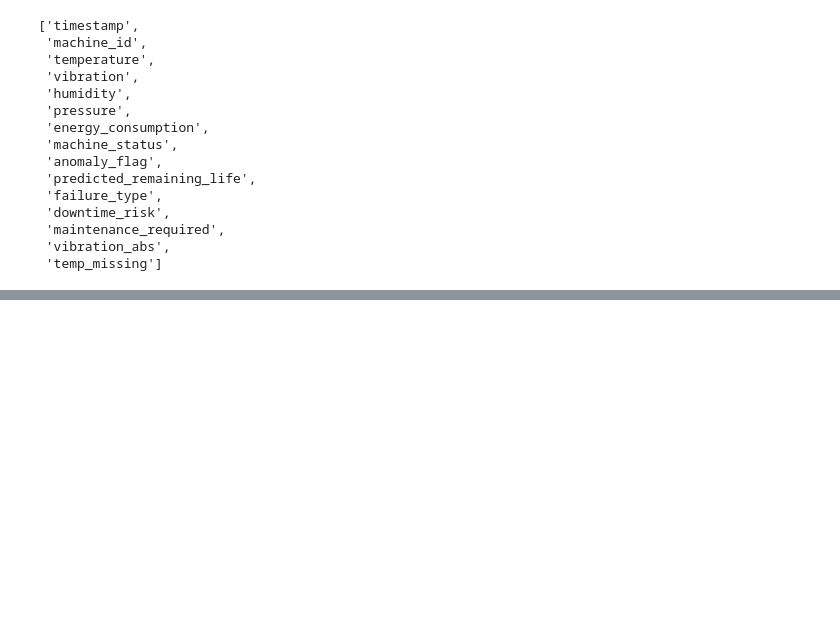
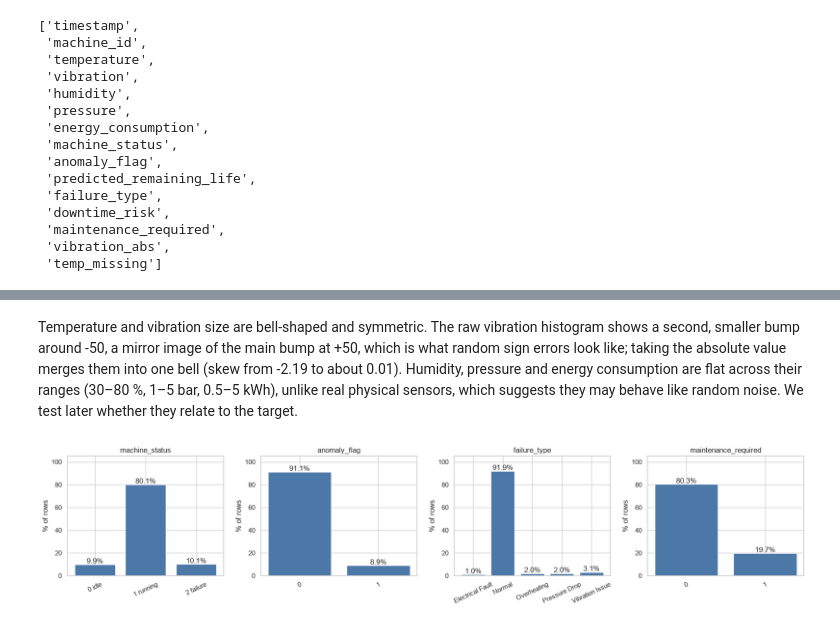
Before and after one commit to OreChemist/EGT309-Project-ML-ZA-, a Jupyter notebook: src/EDA_V1.ipynb, the cells around one changed output, grey strips where cells are left out. Drawn from its saved outputs; the diff is of its cells as text; code cells hidden in the pictures; blank space fills up the shorter version.

```diff
--- a/src/EDA_V1.ipynb
+++ b/src/EDA_V1.ipynb
@@ -242,0 +287,21 @@ df.columns.tolist()
+# %% [markdown]
+Temperature and vibration size are bell-shaped and symmetric. The raw vibration histogram shows a second, smaller bump around -50, a mirror image of the main bump at +50, which is what random sign errors look like; taking the absolute value merges them into one bell (skew from -2.19 to about 0.01). Humidity, pressure and energy consumption are flat across their ranges (30–80 %, 1–5 bar, 0.5–5 kWh), unlike real physical sensors, which suggests they may behave like random noise. We test later whether they relate to the target.
+# %%
+labels = {"machine_status": {0: "0 idle", 1: "1 running", 2: "2 failure"}}
+cats = ["machine_status", "anomaly_flag", "failure_type", "maintenance_required"]
+
+fig, axes = plt.subplots(1, 4, figsize=(18, 4))
+for ax, col in zip(axes, cats):
+    pct = df[col].value_counts(normalize=True).sort_index() * 100
+    names = [labels.get(col, {}).get(i, str(i)) for i in pct.index]
+    ax.bar(names, pct.values, color="#4C78A8")
+    for i, v in enumerate(pct.values):
+        ax.text(i, v + 1, f"{v:.1f}%", ha="center")
+    ax.set_title(col)
+    ax.set_ylabel("% of rows")
+    ax.set_ylim(0, 105)
+    ax.tick_params(axis="x", rotation=25)
+plt.tight_layout()
+plt.show()
+# %% [output]
+[figure, added]
```
Also changed, not shown: parts of 17 cells of this notebook.
